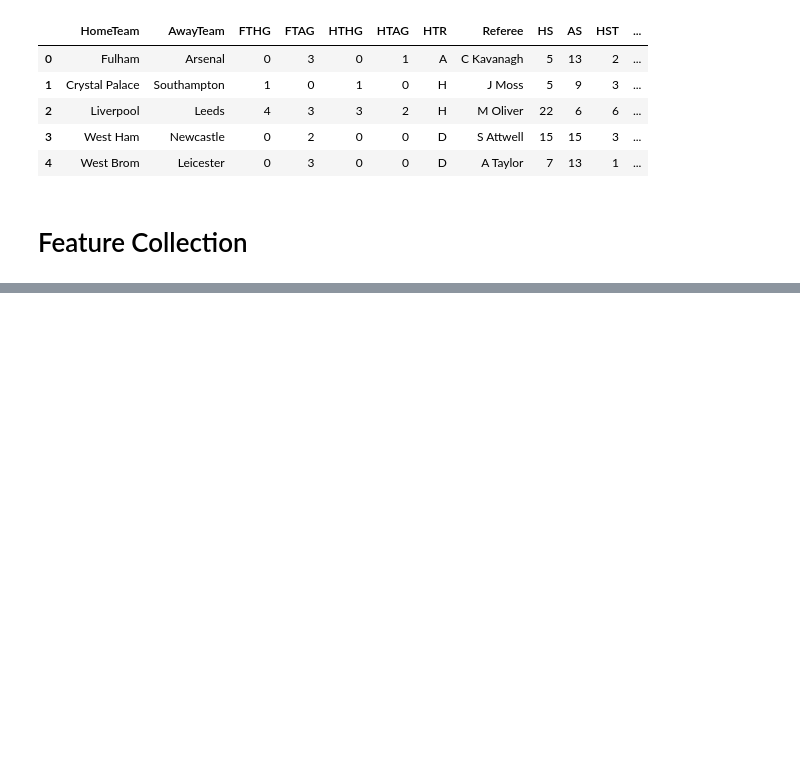
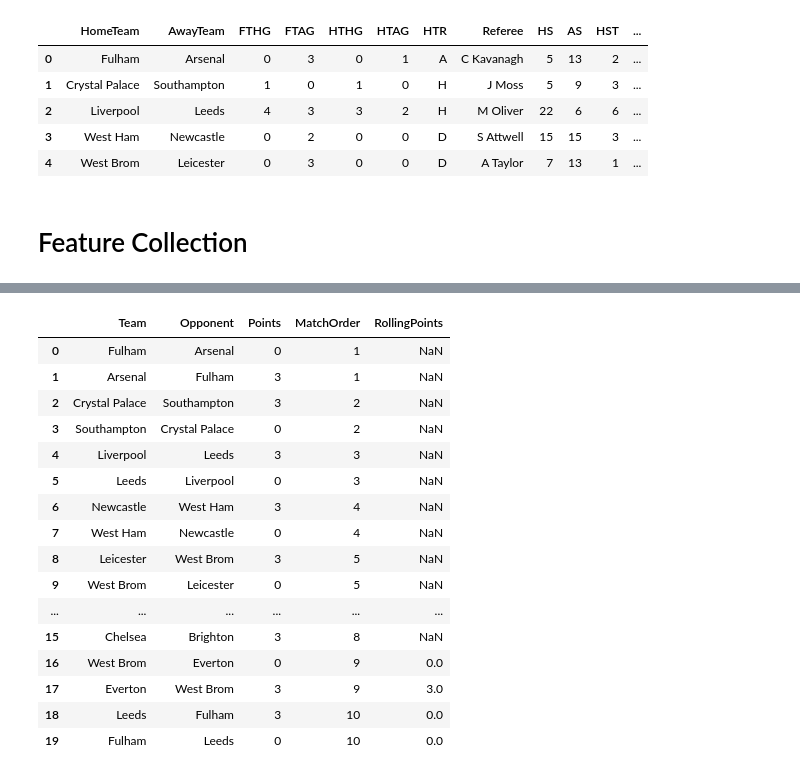
Before and after one commit to venti-sei/Bet26, a Jupyter notebook: bet.ipynb, the cells around one changed output, grey strips where cells are left out. Saved outputs shown, nothing was run; the diff lists cells and outputs as text; code cells hidden in the pictures; blank space fills up the shorter version.

```diff
--- a/bet.ipynb
+++ b/bet.ipynb
@@ -260,5 +260,3 @@ display(filtered_df.head())
 | 4 | West Brom | Leicester | 0 | 3 | 0 | 0 | D | A Taylor | 7 | 13 | 1 | ... |
 # %% [markdown]
 # Feature Collection
-# %%
-filtered_df['HP1'] = filtered_df.shift(1)
@@ -264,0 +265,11 @@ filtered_df['HP1'] = filtered_df.shift(1)
+# %%
+home_matches = filtered_df[['HomeTeam', 'AwayTeam', 'HP', 'MatchOrder']].copy()
+home_matches.rename(columns={'HomeTeam': 'Team', 'AwayTeam': 'Opponent', 'HP': 'Points'}, inplace=True)
+
+away_matches = filtered_df[['AwayTeam', 'HomeTeam', 'AP', 'MatchOrder']].copy()
+away_matches.rename(columns={'AwayTeam': 'Team', 'HomeTeam': 'Opponent', 'AP': 'Points'}, inplace=True)
+
+combined_match_data = pd.concat([home_matches, away_matches], ignore_index=True)
+combined_match_data = combined_match_data.sort_values(by='MatchOrder').reset_index(drop=True)
+
+display(combined_match_data.head())
@@ -264,0 +283,21 @@ filtered_df['HP1'] = filtered_df.shift(1)
+# %%
+combined_match_data['RollingPoints'] = combined_match_data.groupby('Team')['Points'].transform(lambda x: x.rolling(window=10, min_periods=1).sum().shift(1))
+display(combined_match_data.head(20))
+# %% [output]
+|  | Team | Opponent | Points | MatchOrder | RollingPoints |
+| 0 | Fulham | Arsenal | 0 | 1 | NaN |
+| 1 | Arsenal | Fulham | 3 | 1 | NaN |
+| 2 | Crystal Palace | Southampton | 3 | 2 | NaN |
+| 3 | Southampton | Crystal Palace | 0 | 2 | NaN |
+| 4 | Liverpool | Leeds | 3 | 3 | NaN |
+| 5 | Leeds | Liverpool | 0 | 3 | NaN |
+| 6 | Newcastle | West Ham | 3 | 4 | NaN |
+| 7 | West Ham | Newcastle | 0 | 4 | NaN |
+| 8 | Leicester | West Brom | 3 | 5 | NaN |
+| 9 | West Brom | Leicester | 0 | 5 | NaN |
+| ... | ... | ... | ... | ... | ... |
+| 15 | Chelsea | Brighton | 3 | 8 | NaN |
+| 16 | West Brom | Everton | 0 | 9 | 0.0 |
+| 17 | Everton | West Brom | 3 | 9 | 3.0 |
+| 18 | Leeds | Fulham | 3 | 10 | 0.0 |
+| 19 | Fulham | Leeds | 0 | 10 | 0.0 |
```
Also changed, not shown: parts of 4 cells of this notebook.
